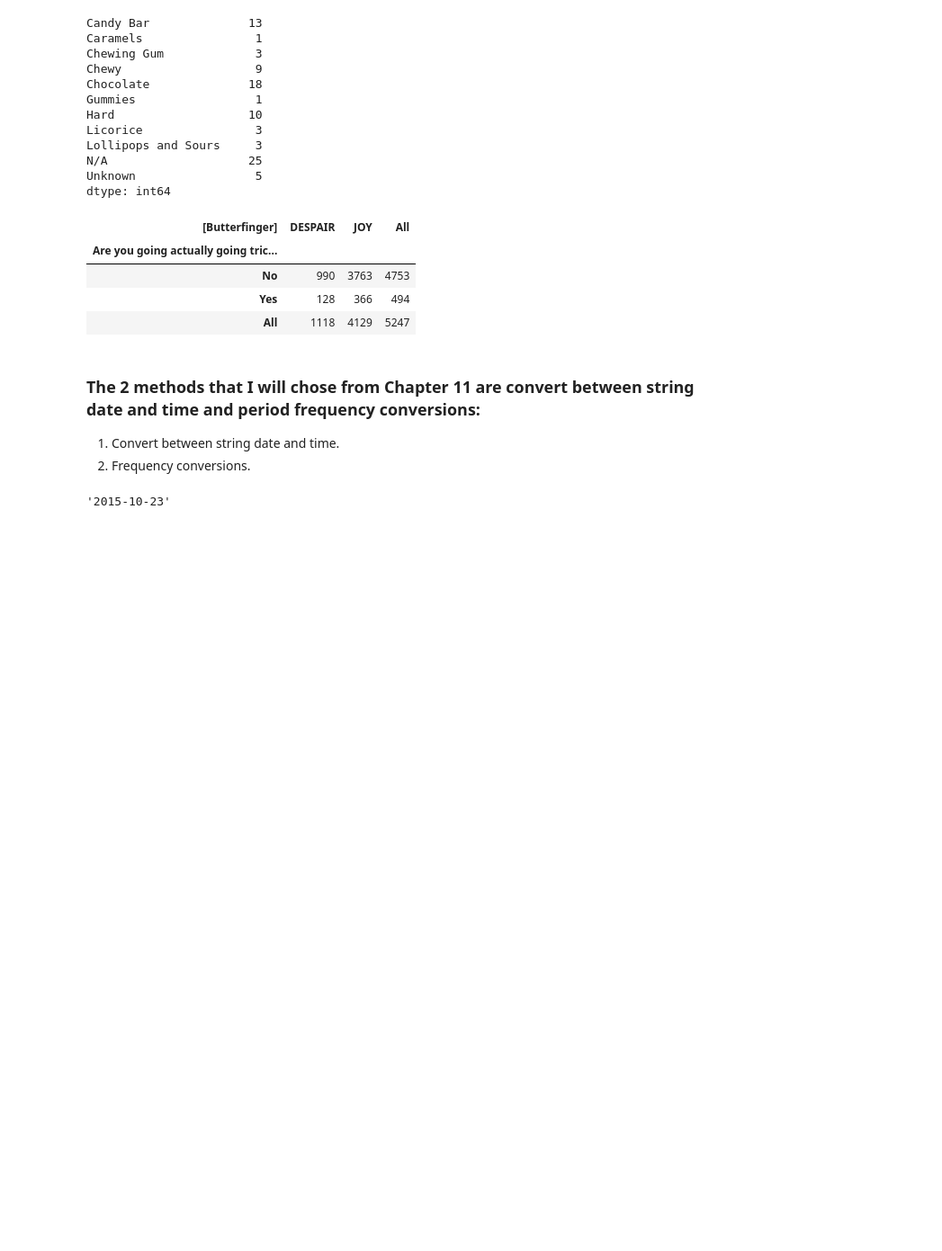
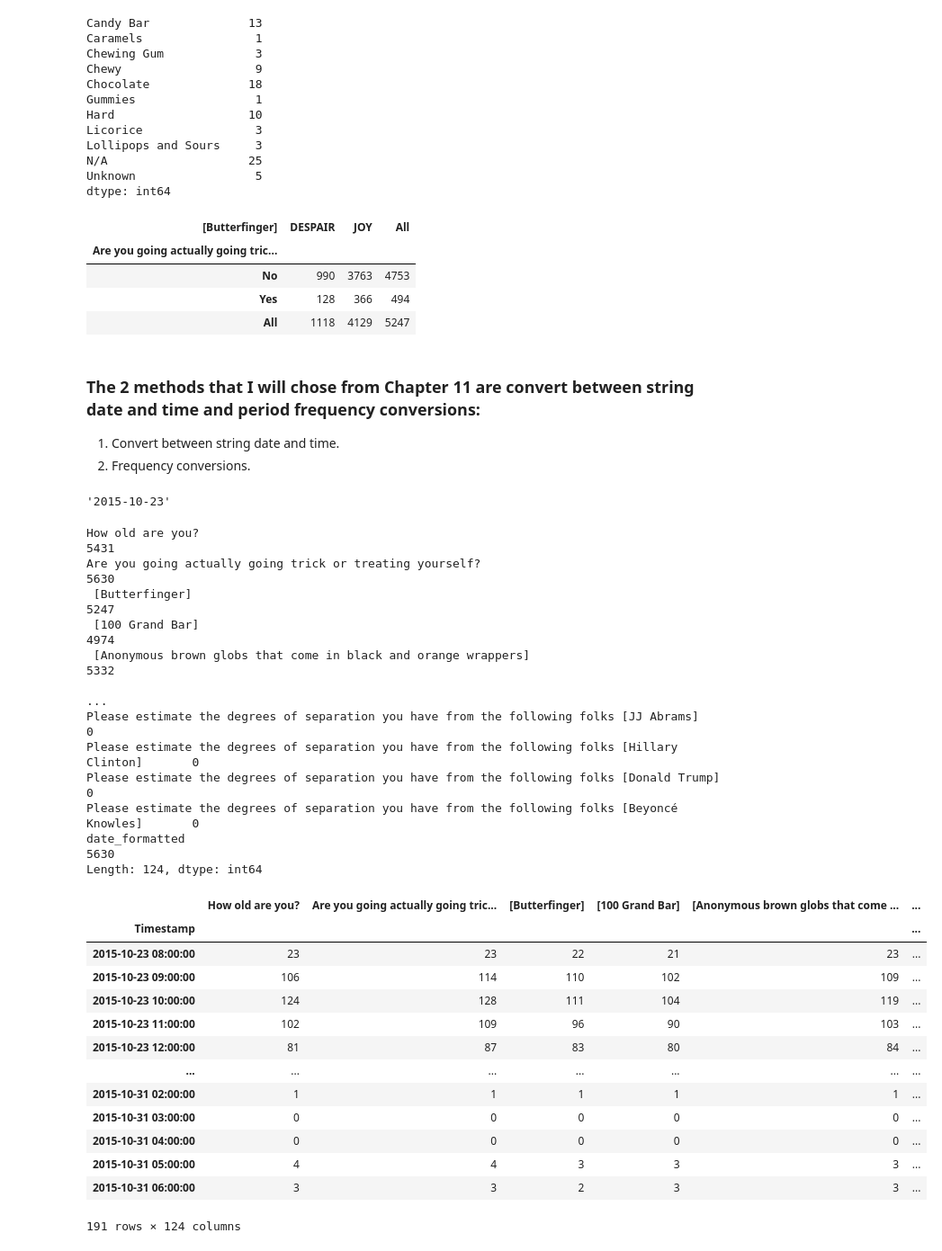
Before and after one commit to ramsey-king/DSC-540-Data-Preparation, a Jupyter notebook: Wk5-6/KingRamseyWk5-6Exercises.ipynb, the cells around one changed output. Shown at 90% size. Drawn from its saved outputs; the diff is of its cells as text; code cells hidden in the pictures; blank space fills up the shorter version.

```diff
--- a/Wk5-6/KingRamseyWk5-6Exercises.ipynb
+++ b/Wk5-6/KingRamseyWk5-6Exercises.ipynb
@@ -294,3 +290,36 @@ candy_2015_df['date_formatted'] = candy_2015_df['Timestamp'].dt.strftime('%Y-%m-
 candy_2015_df['date_formatted'].iloc[0]
 # %% [output]
 '2015-10-23'
+# %%
+'''
+2.  Frequency conversions.  We will convert the downsample the time from minutes to hours
+'''
+# Shows the count of responses within the hourly timeframe.
+candy_2015_df.resample('60T').count()
+# %% [output]
+How old are you?                                                                                 5431
+Are you going actually going trick or treating yourself?                                         5630
+ [Butterfinger]                                                                                  5247
+ [100 Grand Bar]                                                                                 4974
+ [Anonymous brown globs that come in black and orange wrappers]                                  5332
+                                                                                                 ...
+Please estimate the degrees of separation you have from the following folks [JJ Abrams]             0
+Please estimate the degrees of separation you have from the following folks [Hillary Clinton]       0
+Please estimate the degrees of separation you have from the following folks [Donald Trump]          0
+Please estimate the degrees of separation you have from the following folks [Beyoncé Knowles]       0
+date_formatted                                                                                   5630
+Length: 124, dtype: int64
+|  | How old are you? | Are you going actually going tric... | [Butterfinger] | [100 Grand Bar] | [Anonymous brown globs that come ... | ... |
+| Timestamp |  |  |  |  |  | ... |
+| 2015-10-23 08:00:00 | 23 | 23 | 22 | 21 | 23 | ... |
+| 2015-10-23 09:00:00 | 106 | 114 | 110 | 102 | 109 | ... |
+| 2015-10-23 10:00:00 | 124 | 128 | 111 | 104 | 119 | ... |
+| 2015-10-23 11:00:00 | 102 | 109 | 96 | 90 | 103 | ... |
+| 2015-10-23 12:00:00 | 81 | 87 | 83 | 80 | 84 | ... |
+| ... | ... | ... | ... | ... | ... | ... |
+| 2015-10-31 02:00:00 | 1 | 1 | 1 | 1 | 1 | ... |
+| 2015-10-31 03:00:00 | 0 | 0 | 0 | 0 | 0 | ... |
+| 2015-10-31 04:00:00 | 0 | 0 | 0 | 0 | 0 | ... |
+| 2015-10-31 05:00:00 | 4 | 4 | 3 | 3 | 3 | ... |
+| 2015-10-31 06:00:00 | 3 | 3 | 2 | 3 | 3 | ... |
+191 rows × 124 columns
```
Also changed, not shown: parts of 2 cells of this notebook.
